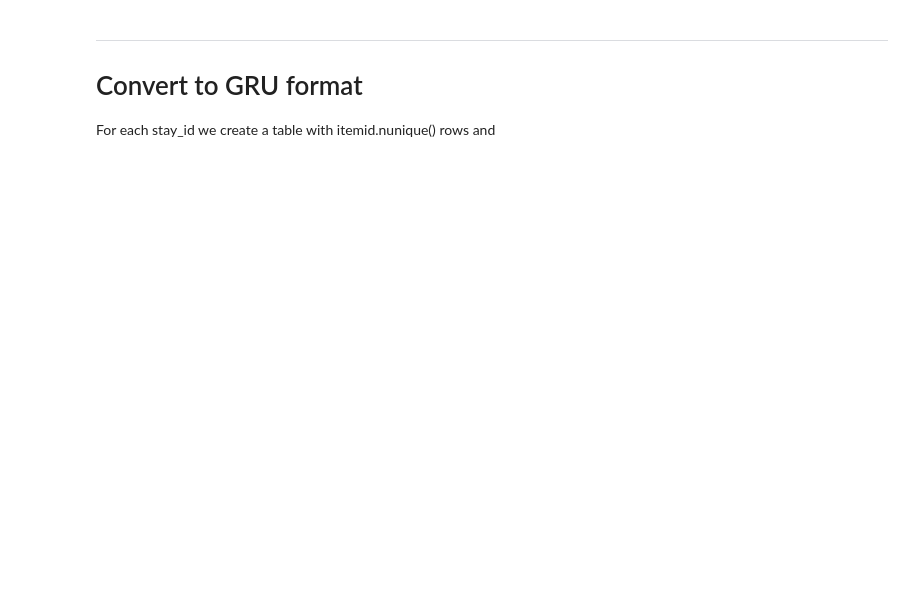
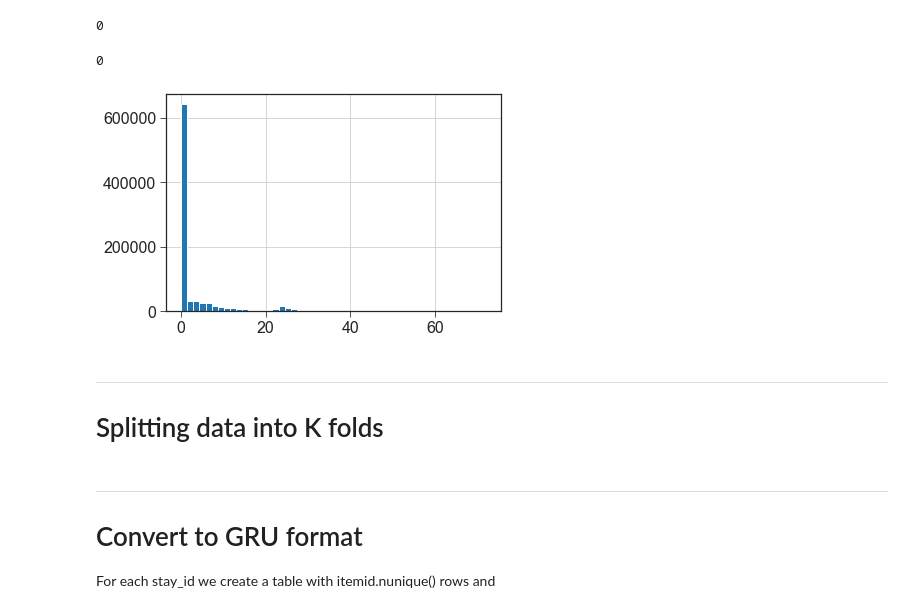
Before and after one commit to vlada-rozova/coagulation-prediction, a Jupyter notebook: data-wrangling.ipynb, the cells around one changed output. Saved outputs shown, nothing was run; the diff lists cells and outputs as text; code cells hidden in the pictures; blank space fills up the shorter version.

```diff
--- a/data-wrangling.ipynb
+++ b/data-wrangling.ipynb
@@ -84,0 +128,4 @@ results.tail()
+# %%
+# Exclude events with negative offset
+df = df[df.intime <= df.charttime]
+df.reset_index(drop=True, inplace=True)
@@ -84,0 +154,2 @@ results.tail()
+# %%
+df['event_time'] = (df.charttime - df.intime).apply(timedelta2hours)
@@ -84,0 +159,5 @@ results.tail()
+# %%
+# Calculate the time difference between two subsequent tests for each variable
+df['delta_t'] = df.groupby(['stay_id', 'event_id']).event_time.diff()
+# df.delta_t = df.delta_t.apply(timedelta2hours)
+df.delta_t
@@ -84,0 +177,18 @@ results.tail()
+# %%
+# Calculate the time difference between the ICU admission and the first test for each var
+def calculate_first_diff(x):
+    return timedelta2hours(x.charttime)
+
+df.loc[df.delta_t.isna(), 'delta_t'] = df[df.delta_t.isna()].event_time
+# %%
+df.delta_t.isna().sum()
+# %% [output]
+0
+# %%
+(df.delta_t < 0).sum()
+# %% [output]
+0
+# %%
+df.delta_t.hist(bins=50);
+# %% [output]
+[figure, added]
@@ -84,0 +197,3 @@ results.tail()
+# %% [markdown]
+___
+# Splitting data into K folds
```
Also changed, not shown: parts of 30 cells of this notebook.
